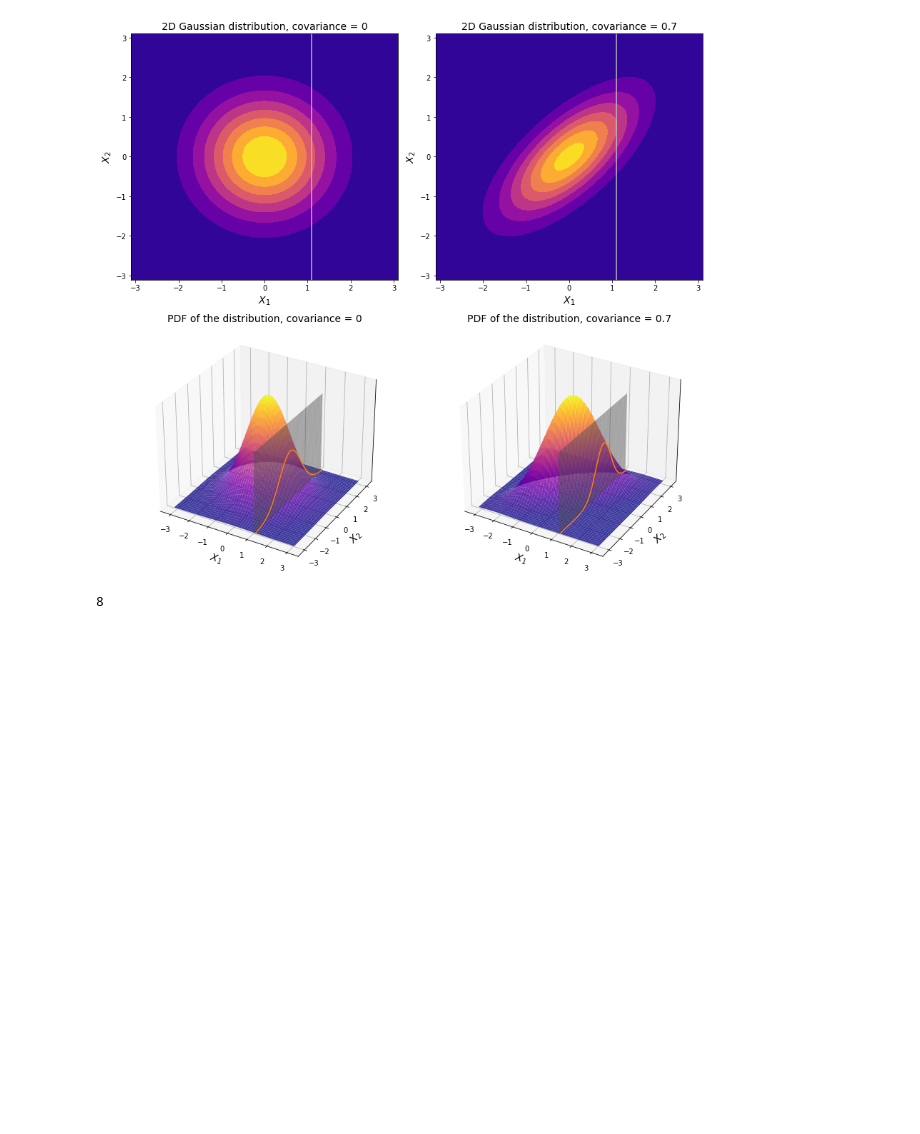
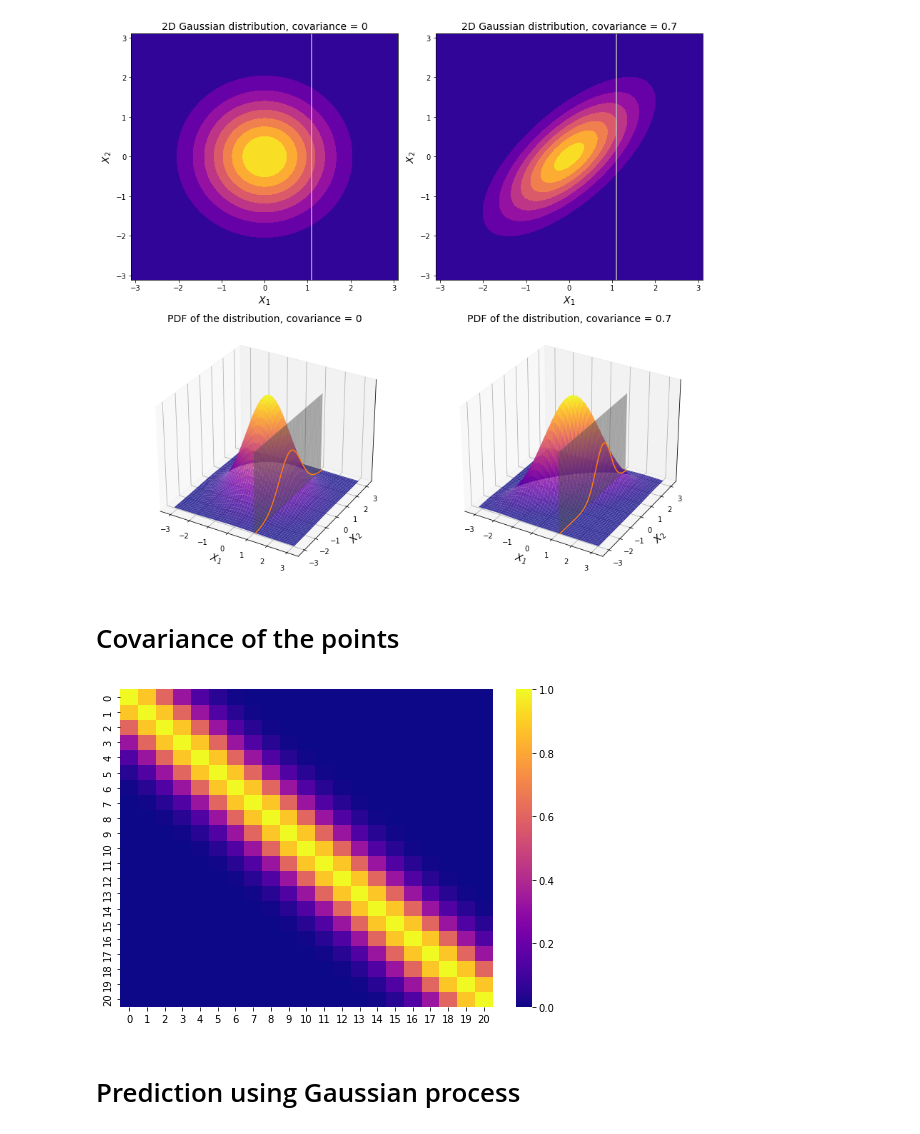
Before and after one commit to vzahorui/vzahorui.github.io, a Jupyter notebook: jupyter_notebooks/regression/gaussian_process.ipynb, the cells around one changed output. Cells and saved outputs as stored; diff of their text form; code cells hidden in the pictures; blank space fills up the shorter version.

Commit message:
added a page with kernels overview for the gaussian process

```diff
--- a/jupyter_notebooks/regression/gaussian_process.ipynb
+++ b/jupyter_notebooks/regression/gaussian_process.ipynb
@@ -61,7 +64,30 @@ plt.tight_layout()
 plt.savefig('../../assets/images/distributions/2d_gaussian_distribution.png', bbox_inches='tight');
 # %% [output]
 [figure]
-# %%
-np.full((2, 2), 8).max()
-# %% [output]
-8
+# %% [markdown]
+# Covariance of the points
+# %%
+class SquaredExponentialKernel:
+    def __init__(self, sigma_f: float = 1, length: float = 1):
+        self.sigma_f = sigma_f
+        self.length = length
+
+    def __call__(self, argument_1: np.array, argument_2: np.array) -> float:
+        return float(self.sigma_f *
+                     np.exp(-(np.linalg.norm(argument_1 - argument_2)**2) /
+                            (2 * self.length**2)))
+
+def get_cov_matrix(x1, x2, cov_function) -> np.array:
+    return np.array([[cov_function(a, b) for a in x1] for b in x2])
+# %%
+x = np.linspace(0, 10, 21)
+cov_matrix = get_cov_matrix(x, x, SquaredExponentialKernel())
+# %%
+plt.figure(figsize=(7,5))
+sns.heatmap(cov_matrix, cmap='plasma')
+plt.tight_layout()
+plt.savefig('../../assets/images/regression/covariance.png', bbox_inches='tight');
+# %% [output]
+[figure, added]
+# %% [markdown]
+# Prediction using Gaussian process
```
Also changed, not shown: parts of 18 cells of this notebook, 10 other files.
